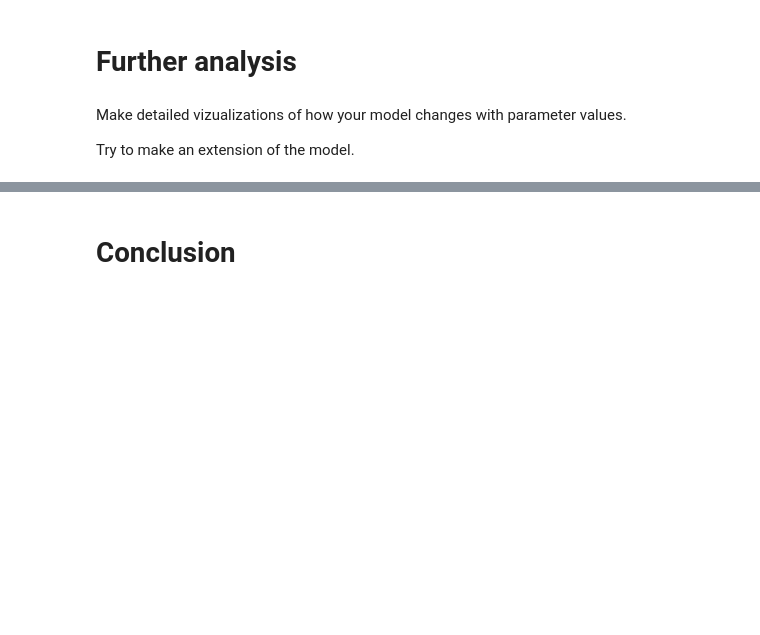
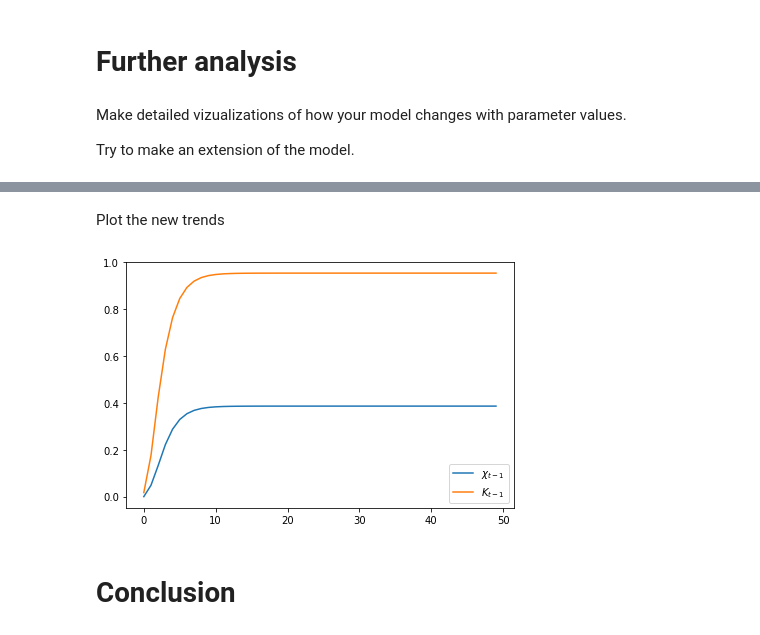
Before and after one commit to NumEconCopenhagen/projects-2023-f-m-r-23, a Jupyter notebook: modelproject/modelproject.ipynb, the cells around one changed output, grey strips where cells are left out. Cells and saved outputs as stored; diff of their text form; code cells hidden in the pictures; blank space fills up the shorter version.

```diff
--- a/modelproject/modelproject.ipynb
+++ b/modelproject/modelproject.ipynb
@@ -219,3 +330,14 @@ Try to make an extension of the model.
+# %% [markdown]
+Plot the new trends
+# %%
+fig = plt.figure(figsize=(6,6/1.5))
+ax = fig.add_subplot(1,1,1)
+ax.plot(model.sim.chi_lag,label=r'$\chi_{t-1}$')
+ax.plot(model.sim.K_lag,label=r'$K_{t-1}$')
+ax.legend(frameon=True)
+fig.tight_layout()
+# %% [output]
+[figure, added]
 # %% [markdown]
 # Conclusion
 # %% [markdown]
```
Also changed, not shown: parts of 20 cells of this notebook, 2 other files.
